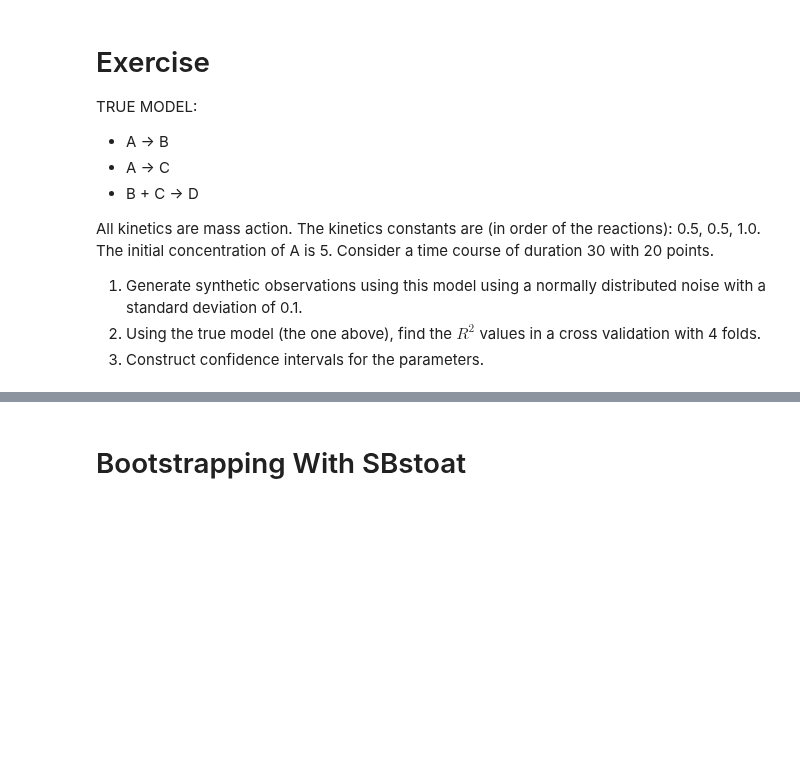
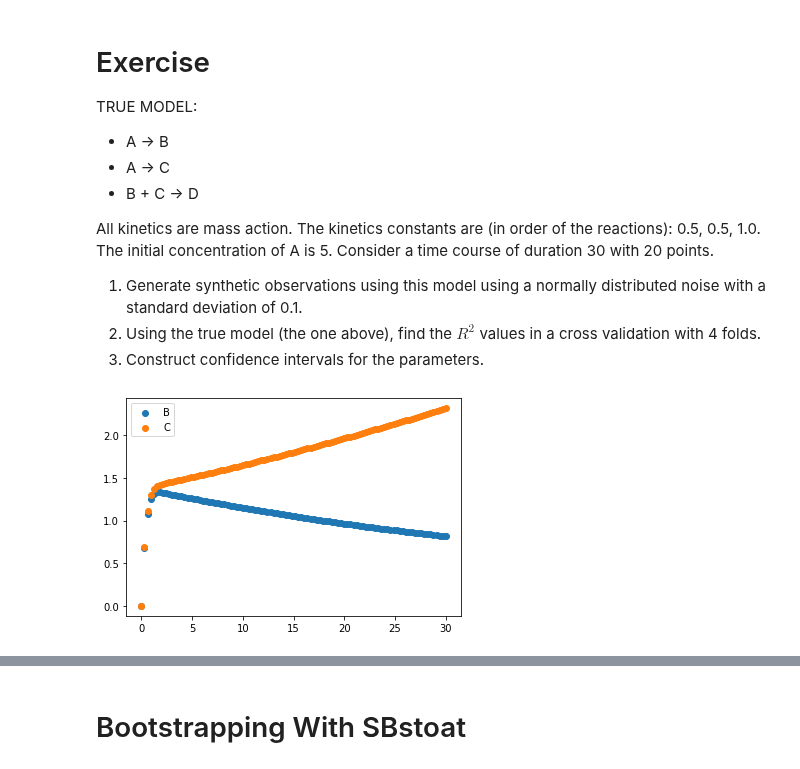
Before and after one commit to ModelEngineering/advancing-biomedical-models, a Jupyter notebook: lecture_12/bootstrapping/12_stimating_Parameter_Confidence_Intervals_With_Bootstrapping.ipynb, the cells around one changed output, grey strips where cells are left out. Saved outputs shown, nothing was run; the diff lists cells and outputs as text; code cells hidden in the pictures; blank space fills up the shorter version.

```diff
--- a/lecture_12/bootstrapping/12_stimating_Parameter_Confidence_Intervals_With_Bootstrapping.ipynb
+++ b/lecture_12/bootstrapping/12_stimating_Parameter_Confidence_Intervals_With_Bootstrapping.ipynb
@@ -301,15 +329,16 @@ of 0.1.
 1. Construct confidence intervals for the parameters.
 # %%
 # Model used in this example
-new_model = """
-     A -> B; k1*A
-     A -> C; k2*A
-     B + C -> D; k3*B*C
+NEW_MODEL = """
+     $A -> B; k1*$A
+     $A -> C; k2*$A
+     B + C -> $D; k3*B*C
 
      A = 5;
      B = 0;
      C = 0;
-     k1 = 0.5
+     D = 4;
+     k1 = 0.49
      k2 = 0.5
-     k3 = 1.0
+     k3 = 1.3
 """
@@ -353,0 +345,13 @@ mf.makeParameterStatistics(list_parameters)
+# %%
+# Solution: Constants
+NEW_NUM_POINT = 100
+NEW_END_TIME = 30
+NEW_NOISE_STD = 0.25
+# %%
+# Plot of the ground truth model
+fittedTS = ModelFitter.runSimulation(roadrunner=NEW_MODEL, numPoint=NEW_NUM_POINT, endTime=NEW_END_TIME,
+                                     returnDataFrame=False)
+synthesizer = ObservationSynthesizerRandomErrors(fittedTS=fittedTS, std=0.0)
+_ = plotData(synthesizer.calculate())
+# %% [output]
+[figure, added]
```
Also changed, not shown: parts of 32 cells of this notebook.
